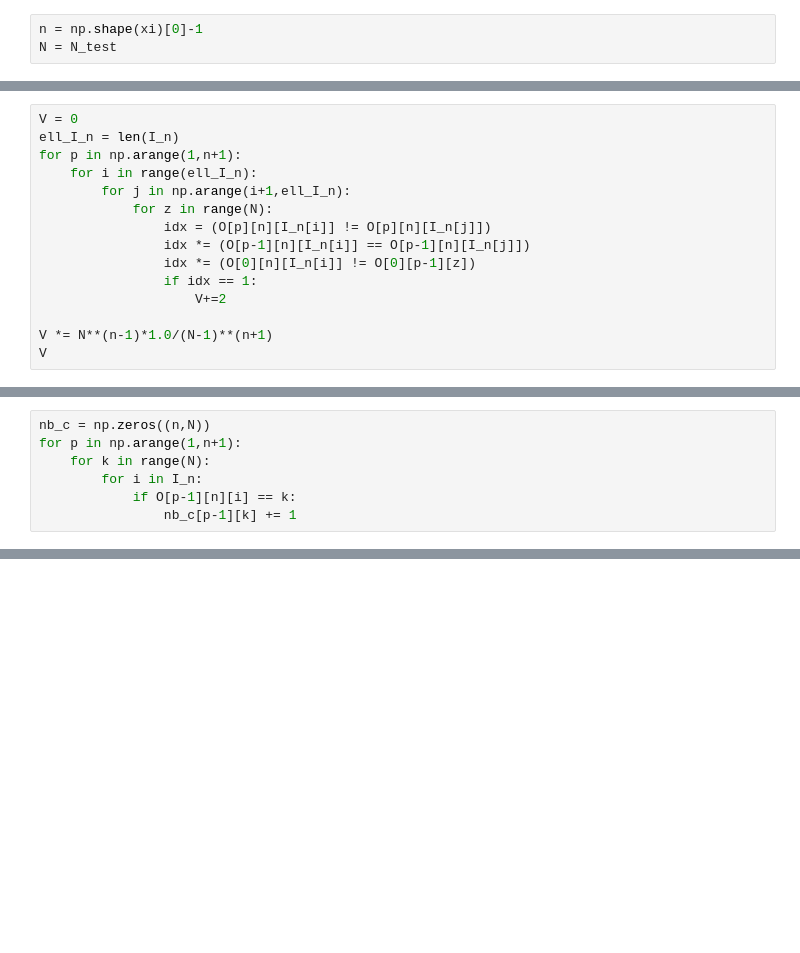
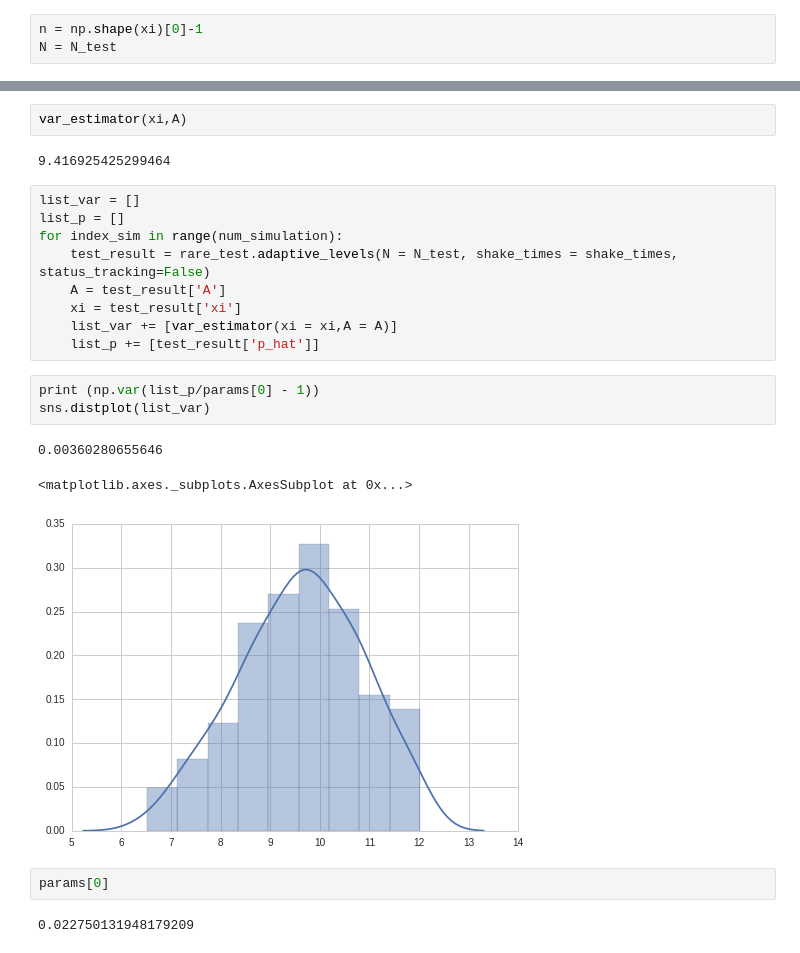
Before and after one commit to MGIMM/Rare-Events, a Jupyter notebook: simulation/editing_pyrare.ipynb, the cells around one changed output, grey strips where cells are left out. Cells and saved outputs as stored; diff of their text form; blank space fills up the shorter version.

```diff
--- a/simulation/editing_pyrare.ipynb
+++ b/simulation/editing_pyrare.ipynb
@@ -296,15 +246,0 @@ len(I_n)
-# %%
-V = 0
-ell_I_n = len(I_n)
-for p in np.arange(1,n+1):
-    for i in range(ell_I_n):
-        for j in np.arange(i+1,ell_I_n):
-            for z in range(N):
-                idx = (O[p][n][I_n[i]] != O[p][n][I_n[j]])
-                idx *= (O[p-1][n][I_n[i]] == O[p-1][n][I_n[j]])
-                idx *= (O[0][n][I_n[i]] != O[0][p-1][z])
-                if idx == 1:
-                    V+=2
-
-V *= N**(n-1)*1.0/(N-1)**(n+1)
-V
@@ -313,7 +246,0 @@ V
-# %%
-nb_c = np.zeros((n,N))
-for p in np.arange(1,n+1):
-    for k in range(N):
-        for i in I_n:
-            if O[p-1][n][i] == k:
-                nb_c[p-1][k] += 1
@@ -341,0 +322,24 @@ array([  0.,   0.,   0.,   0.,   0.,   0.,   0.,   0.,   0.,   0.,   0.,
+# %%
+var_estimator(xi,A)
+# %% [output]
+9.416925425299464
+# %%
+list_var = []
+list_p = []
+for index_sim in range(num_simulation):
+    test_result = rare_test.adaptive_levels(N = N_test, shake_times = shake_times, status_tracking=False)
+    A = test_result['A']
+    xi = test_result['xi']
+    list_var += [var_estimator(xi = xi,A = A)]
+    list_p += [test_result['p_hat']]
+# %%
+print (np.var(list_p/params[0] - 1))
+sns.distplot(list_var)
+# %% [output]
+0.00360280655646
+<matplotlib.axes._subplots.AxesSubplot at 0x...>
+[figure, added]
+# %%
+params[0]
+# %% [output]
+0.022750131948179209
```
Also changed, not shown: parts of 18 cells of this notebook, 2 other files.
